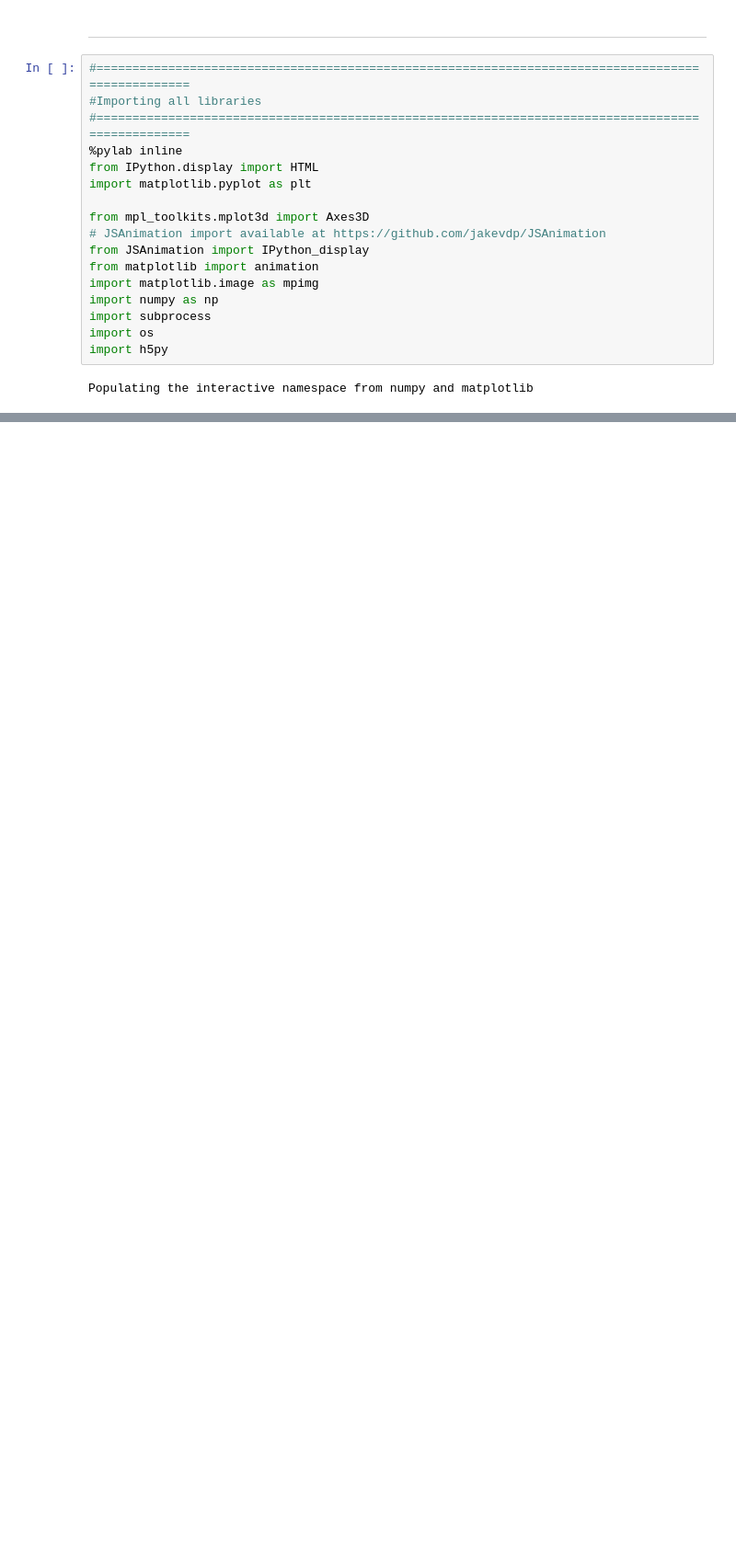
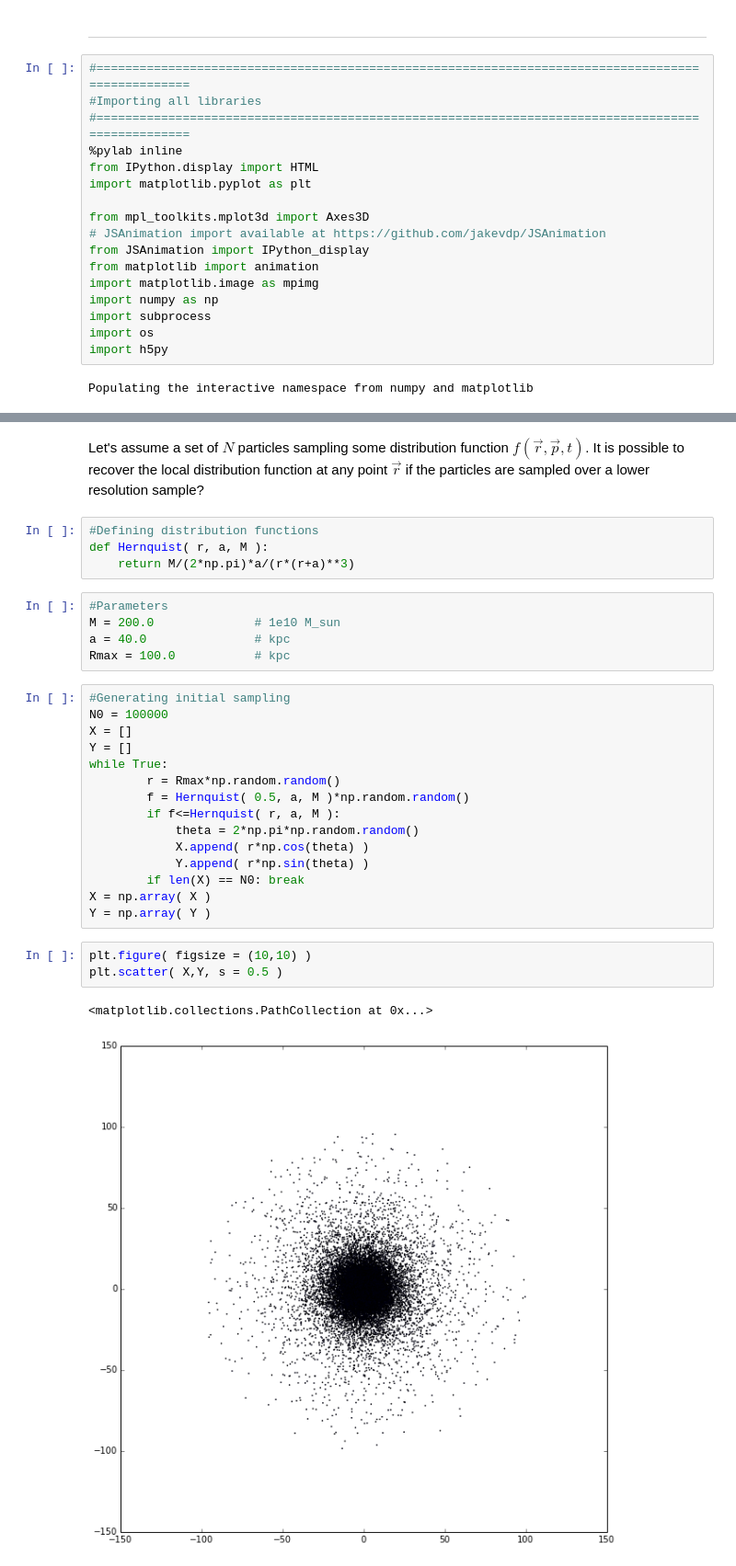
Before and after one commit to sbustamante/CosmologicalBlackHoles, a Jupyter notebook: Codes/controlled_experiments.ipynb, the cells around one changed output, grey strips where cells are left out. Shown at 92% size. Saved outputs shown, nothing was run; the diff lists cells and outputs as text; blank space fills up the shorter version.

Commit message:
Distribution function subsampling

```diff
--- a/Codes/controlled_experiments.ipynb
+++ b/Codes/controlled_experiments.ipynb
@@ -55,0 +48,32 @@ tmp=os.system('mkdir %s'%(ResultsFolder))
+# %% [markdown]
+Let's assume a set of $N$ particles sampling some distribution function $f(\vec{r}, \vec{p}, t)$. It is possible to recover the local distribution function at any point $\vec{r}$ if the particles are sampled over a lower resolution sample?
+# %%
+#Defining distribution functions
+def Hernquist( r, a, M ):
+    return M/(2*np.pi)*a/(r*(r+a)**3)
+# %%
+#Parameters
+M = 200.0              # 1e10 M_sun
+a = 40.0               # kpc
+Rmax = 100.0           # kpc
+# %%
+#Generating initial sampling
+N0 = 100000
+X = []
+Y = []
+while True:
+        r = Rmax*np.random.random()
+        f = Hernquist( 0.5, a, M )*np.random.random()
+        if f<=Hernquist( r, a, M ):
+            theta = 2*np.pi*np.random.random()
+            X.append( r*np.cos(theta) )
+            Y.append( r*np.sin(theta) )
+        if len(X) == N0: break
+X = np.array( X )
+Y = np.array( Y )
+# %%
+plt.figure( figsize = (10,10) )
+plt.scatter( X,Y, s = 0.5 )
+# %% [output]
+<matplotlib.collections.PathCollection at 0x...>
+[figure, added]
```
Also changed, not shown: parts of 2 cells of this notebook.
